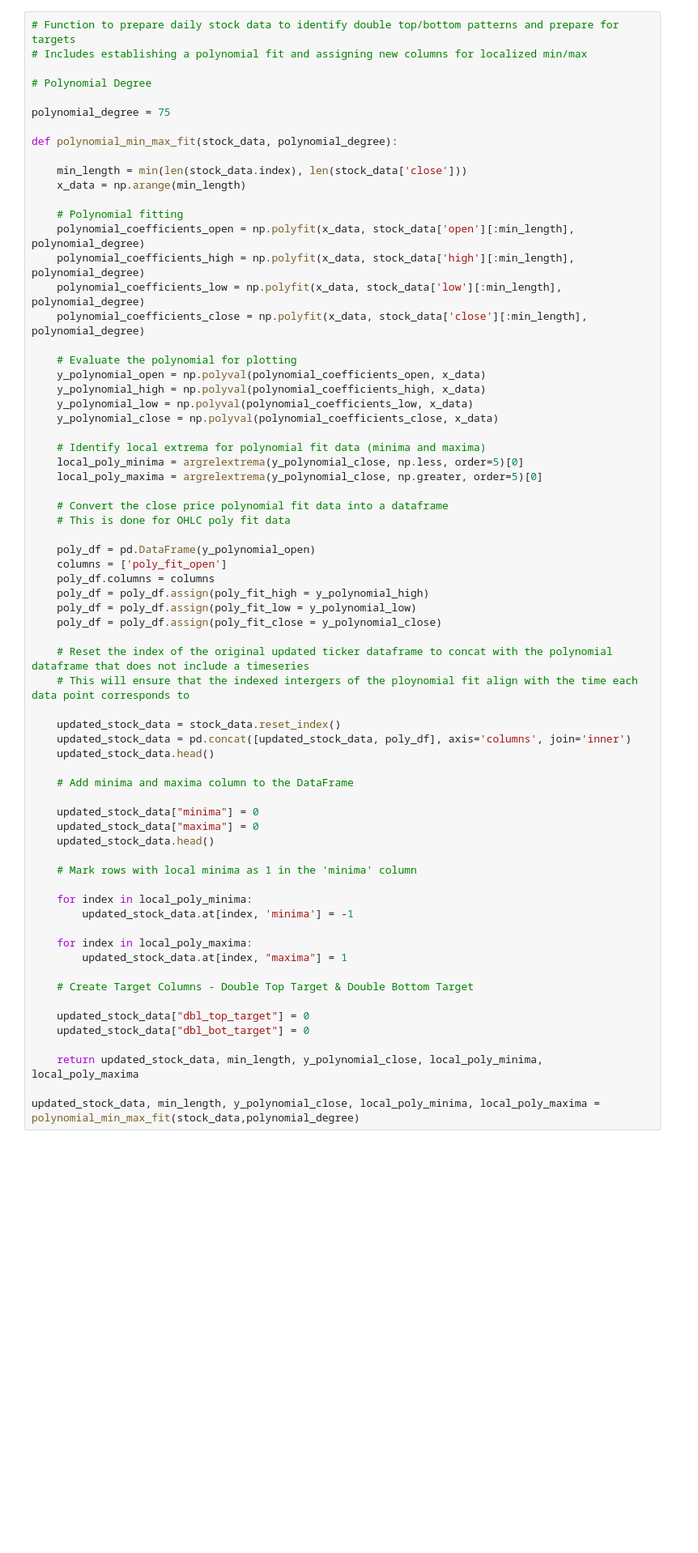
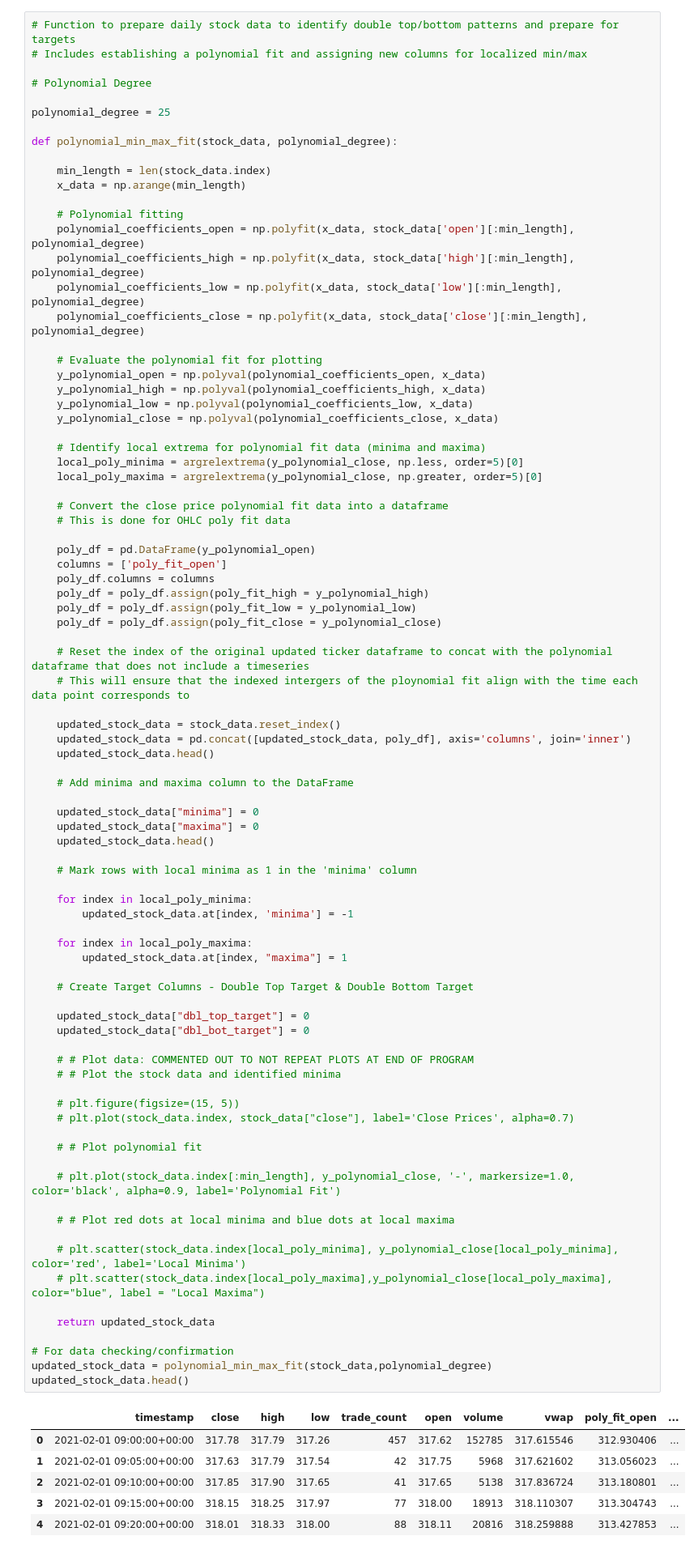
Before and after one commit to dahmadi/TheTrendIsYourFriend, a Jupyter notebook: TrendIsYourFriend_1.1.ipynb, the cells around one changed output. Shown at 81% size. Drawn from its saved outputs; the diff is of its cells as text; blank space fills up the shorter version.

```diff
--- a/TrendIsYourFriend_1.1.ipynb
+++ b/TrendIsYourFriend_1.1.ipynb
@@ -114,11 +114,11 @@ memory usage: 11.9 KB
 
 # Polynomial Degree
 
-polynomial_degree = 75
+polynomial_degree = 25
 
 def polynomial_min_max_fit(stock_data, polynomial_degree):
 
-    min_length = min(len(stock_data.index), len(stock_data['close']))
+    min_length = len(stock_data.index)
     x_data = np.arange(min_length)
 
     # Polynomial fitting
@@ -127,7 +127,7 @@ def polynomial_min_max_fit(stock_data, polynomial_degree):
     polynomial_coefficients_low = np.polyfit(x_data, stock_data['low'][:min_length], polynomial_degree)
     polynomial_coefficients_close = np.polyfit(x_data, stock_data['close'][:min_length], polynomial_degree)
 
-    # Evaluate the polynomial for plotting
+    # Evaluate the polynomial fit for plotting
     y_polynomial_open = np.polyval(polynomial_coefficients_open, x_data)
     y_polynomial_high = np.polyval(polynomial_coefficients_high, x_data)
     y_polynomial_low = np.polyval(polynomial_coefficients_low, x_data)
@@ -147,32 +147,56 @@ def polynomial_min_max_fit(stock_data, polynomial_degree):
     poly_df = poly_df.assign(poly_fit_low = y_polynomial_low)
     poly_df = poly_df.assign(poly_fit_close = y_polynomial_close)
 
     # Reset the index of the original updated ticker dataframe to concat with the polynomial dataframe that does not include a timeseries
     # This will ensure that the indexed intergers of the ploynomial fit align with the time each data point corresponds to
 
     updated_stock_data = stock_data.reset_index()
     updated_stock_data = pd.concat([updated_stock_data, poly_df], axis='columns', join='inner')
     updated_stock_data.head()
 
     # Add minima and maxima column to the DataFrame
 
     updated_stock_data["minima"] = 0
     updated_stock_data["maxima"] = 0
     updated_stock_data.head()
 
     # Mark rows with local minima as 1 in the 'minima' column
 
     for index in local_poly_minima:
         updated_stock_data.at[index, 'minima'] = -1
 
     for index in local_poly_maxima:
         updated_stock_data.at[index, "maxima"] = 1
 
     # Create Target Columns - Double Top Target & Double Bottom Target
 
     updated_stock_data["dbl_top_target"] = 0
     updated_stock_data["dbl_bot_target"] = 0
 
-    return updated_stock_data, min_length, y_polynomial_close, local_poly_minima, local_poly_maxima
+    # # Plot data: COMMENTED OUT TO NOT REPEAT PLOTS AT END OF PROGRAM
+    # # Plot the stock data and identified minima
 
-updated_stock_data, min_length, y_polynomial_close, local_poly_minima, local_poly_maxima = polynomial_min_max_fit(stock_data,polynomial_degree)
+    # plt.figure(figsize=(15, 5))
+    # plt.plot(stock_data.index, stock_data["close"], label='Close Prices', alpha=0.7)
+
+    # # Plot polynomial fit
+
+    # plt.plot(stock_data.index[:min_length], y_polynomial_close, '-', markersize=1.0, color='black', alpha=0.9, label='Polynomial Fit')
+
+    # # Plot red dots at local minima and blue dots at local maxima
+
+    # plt.scatter(stock_data.index[local_poly_minima], y_polynomial_close[local_poly_minima], color='red', label='Local Minima')
+    # plt.scatter(stock_data.index[local_poly_maxima],y_polynomial_close[local_poly_maxima], color="blue", label = "Local Maxima")
+
+    return updated_stock_data
+
+# For data checking/confirmation
+updated_stock_data = polynomial_min_max_fit(stock_data,polynomial_degree)
+updated_stock_data.head()
+# %% [output]
+|  | timestamp | close | high | low | trade_count | open | volume | vwap | poly_fit_open | ... |
+| 0 | 2021-02-01 09:00:00+00:00 | 317.78 | 317.79 | 317.26 | 457 | 317.62 | 152785 | 317.615546 | 312.930406 | ... |
+| 1 | 2021-02-01 09:05:00+00:00 | 317.63 | 317.79 | 317.54 | 42 | 317.75 | 5968 | 317.621602 | 313.056023 | ... |
+| 2 | 2021-02-01 09:10:00+00:00 | 317.85 | 317.90 | 317.65 | 41 | 317.65 | 5138 | 317.836724 | 313.180801 | ... |
+| 3 | 2021-02-01 09:15:00+00:00 | 318.15 | 318.25 | 317.97 | 77 | 318.00 | 18913 | 318.110307 | 313.304743 | ... |
+| 4 | 2021-02-01 09:20:00+00:00 | 318.01 | 318.33 | 318.00 | 88 | 318.11 | 20816 | 318.259888 | 313.427853 | ... |
```
Also changed, not shown: parts of 25 cells of this notebook.
